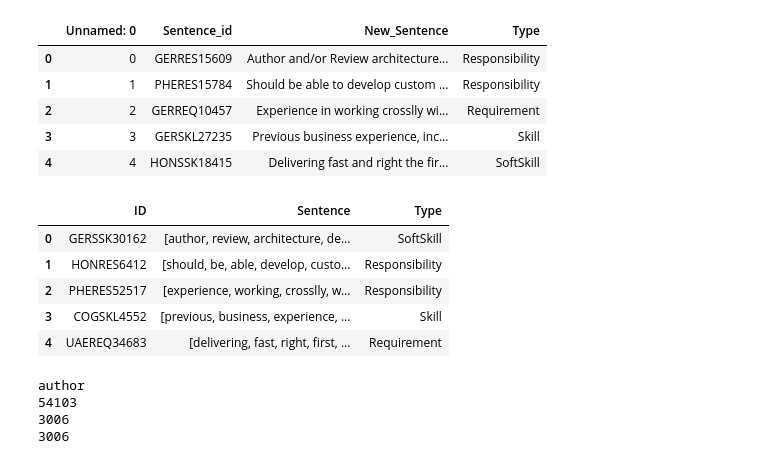
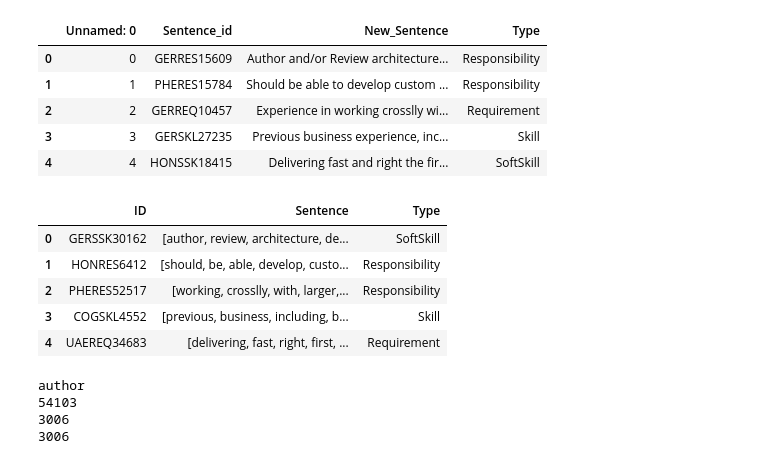
Before and after one commit to jselvarathinam/cse5334, a Jupyter notebook: CSE5334_Assignment_2.ipynb, the cells around one changed output. Drawn from its saved outputs; the diff is of its cells as text; code cells hidden in the pictures.

```diff
--- a/CSE5334_Assignment_2.ipynb
+++ b/CSE5334_Assignment_2.ipynb
@@ -28,7 +28,7 @@ display(data_df.head(5))
 df = pd.DataFrame(columns = ['ID', 'Sentence', 'Type'])
 
 #list of common words that I want filtered out of the data frame
-common_words = ['a','of','in','an','and','on','for','is','or','our','to','the','  ',' ','',"'","&",'1','2','3','4','5','6','7','8','9','10','11','12','*','?']
+common_words = ['a','of','in','an','and','on','for','is','or','our','to','the','  ',' ','',"'","&",'1','2','3','4','5','6','7','8','9','10','11','12','*','?','nan',';','experience']
 
 # append rows to an empty DataFrame
 for i in range (0, len(data_df)):
@@ -36,35 +36,35 @@ for i in range (0, len(data_df)):
   sentence_string = str(data_df.New_Sentence[i])
   sentence_string = sentence_string.lower()
   sentence_string = sentence_string.replace("\\", " ", 100)
   sentence_string = sentence_string.replace("/", " ", 100)
   sentence_string = sentence_string.replace("/", " ", 100)
   sentence_string = sentence_string.replace("(", "", 100)
   sentence_string = sentence_string.replace(")", "", 100)
   sentence_string = sentence_string.replace(".", "", 100)
   sentence_string = sentence_string.strip(".,-][?")
 
   sentence_list = list(sentence_string.split(" "))
 
   for i in range (0, len(sentence_list)):
     sentence_list[i] = sentence_list[i].strip(",-.?][")
     sentence_list[i] = sentence_list[i].strip(" ")
 
   #eliminating blank spaces from the list of words
   sentence_list = [item for item in sentence_list if item.strip()]
 
   for word in common_words:
     if word in sentence_list:
       sentence_list.remove(word)
 
   df = df.append({'ID' : data_df.Sentence_id[i], "Sentence": sentence_list, "Type" : data_df.Type[i]}, ignore_index = True)
 
 display(df.head(5))
 # %% [output]
 |  | ID | Sentence | Type |
 | 0 | GERSSK30162 | [author, review, architecture, de... | SoftSkill |
 | 1 | HONRES6412 | [should, be, able, develop, custo... | Responsibility |
-| 2 | PHERES52517 | [experience, working, crosslly, w... | Responsibility |
-| 3 | COGSKL4552 | [previous, business, experience, ... | Skill |
+| 2 | PHERES52517 | [working, crosslly, with, larger,... | Responsibility |
+| 3 | COGSKL4552 | [previous, business, including, b... | Skill |
 | 4 | UAEREQ34683 | [delivering, fast, right, first, ... | Requirement |
 # %%
 print(df.Sentence[0][0])
```
Also changed, not shown: parts of 6 cells of this notebook.
